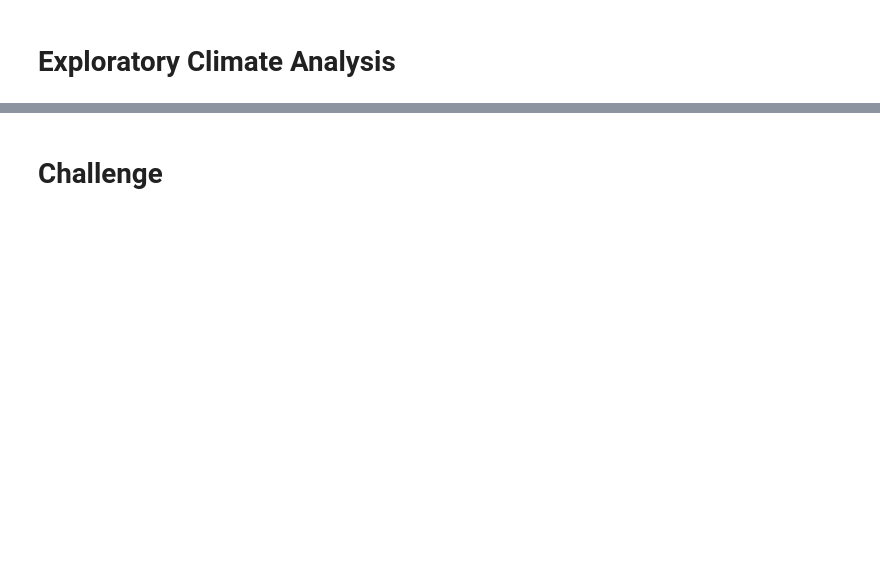
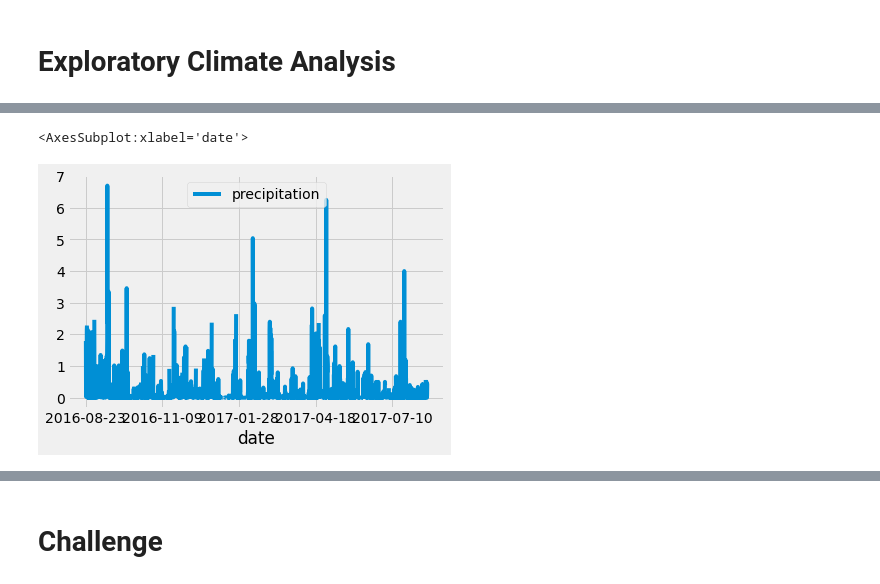
Before and after one commit to mmanackal/surfs_up, a Jupyter notebook: climate_analysis.ipynb, the cells around one changed output, grey strips where cells are left out. Cells and saved outputs as stored; diff of their text form; code cells hidden in the pictures; blank space fills up the shorter version.

```diff
--- a/climate_analysis.ipynb
+++ b/climate_analysis.ipynb
@@ -53,2 +93,8 @@ Station = Base.classes.station
+# %%
+# Use Pandas Plotting with Matplotlib to plot the data
+df.plot()
+# %% [output]
+<AxesSubplot:xlabel='date'>
+[figure, added]
 # %%
 # Use Pandas to calcualte the summary statistics for the precipitation data
```
Also changed, not shown: parts of 8 cells of this notebook.
